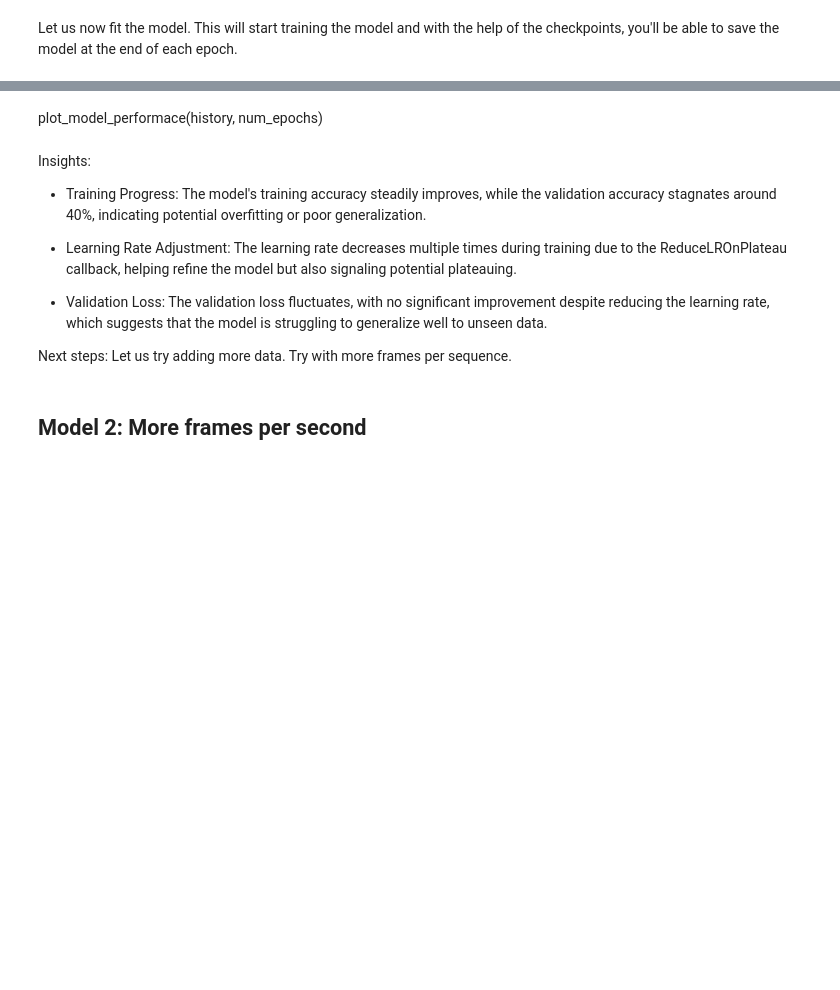
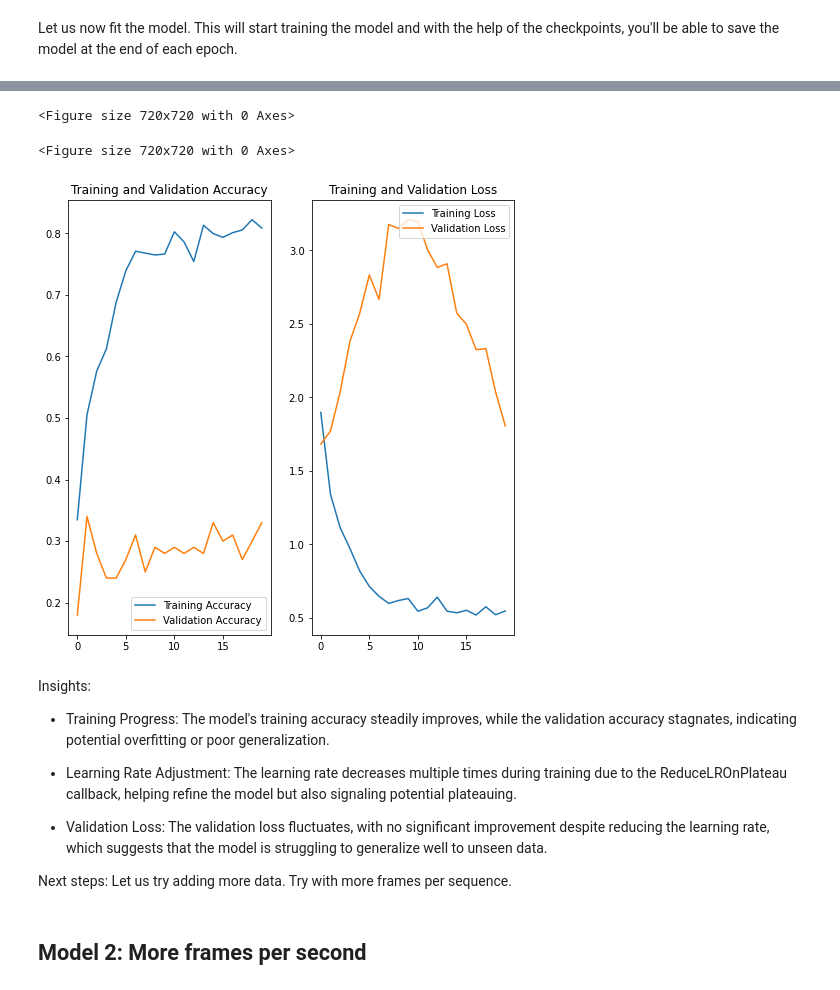
Before and after one commit to Shriya-Magadal/GestureRecognition, a Jupyter notebook: Gesture_Recognition.ipynb, the cells around one changed output, grey strips where cells are left out. Cells and saved outputs as stored; diff of their text form; code cells hidden in the pictures; blank space fills up the shorter version.

```diff
--- a/Gesture_Recognition.ipynb
+++ b/Gesture_Recognition.ipynb
@@ -328,8 +321,12 @@ Epoch 00020: saving model to model_init_2025-01-2816_37_12.476033/model-00020-0.
-# %% [markdown]
-plot_model_performace(history, num_epochs)
+# %%
+plot_model_performace(history, num_epochs)
+# %% [output]
+<Figure size 720x720 with 0 Axes>
+<Figure size 720x720 with 0 Axes>
+[figure, added]
 # %% [markdown]
 Insights:
-- Training Progress: The model's training accuracy steadily improves, while the validation accuracy stagnates around 40%, indicating potential overfitting or poor generalization.
+- Training Progress: The model's training accuracy steadily improves, while the validation accuracy stagnates, indicating potential overfitting or poor generalization.
 
 - Learning Rate Adjustment: The learning rate decreases multiple times during training due to the ReduceLROnPlateau callback, helping refine the model but also signaling potential plateauing.
 
```
Also changed, not shown: parts of 10 cells of this notebook, 3 other files.
